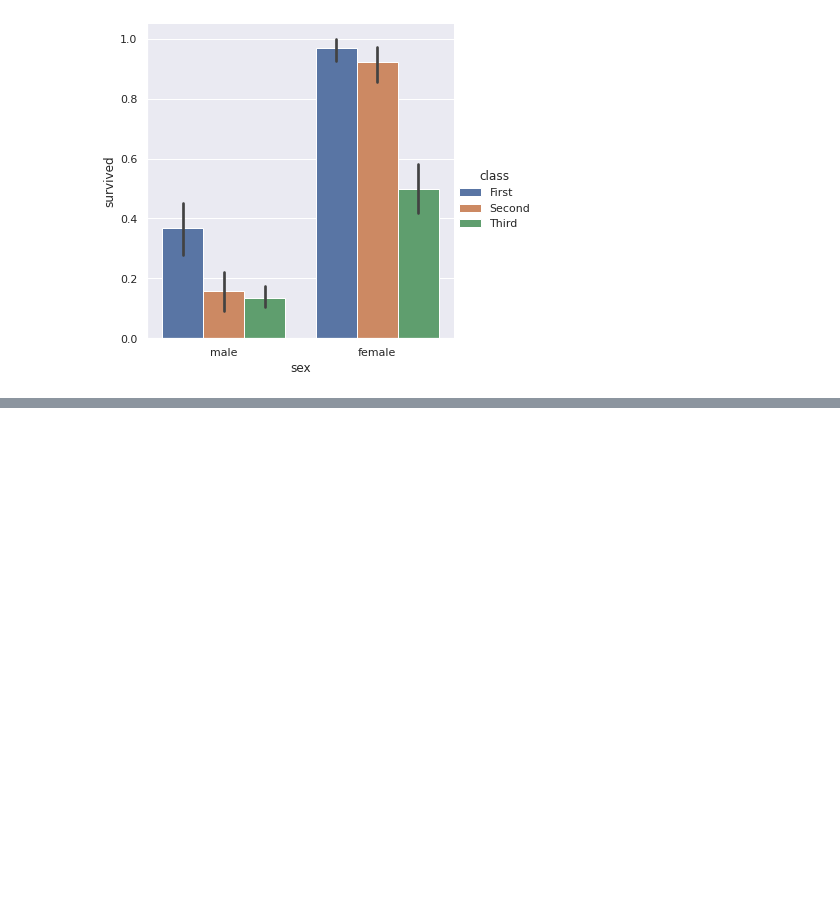
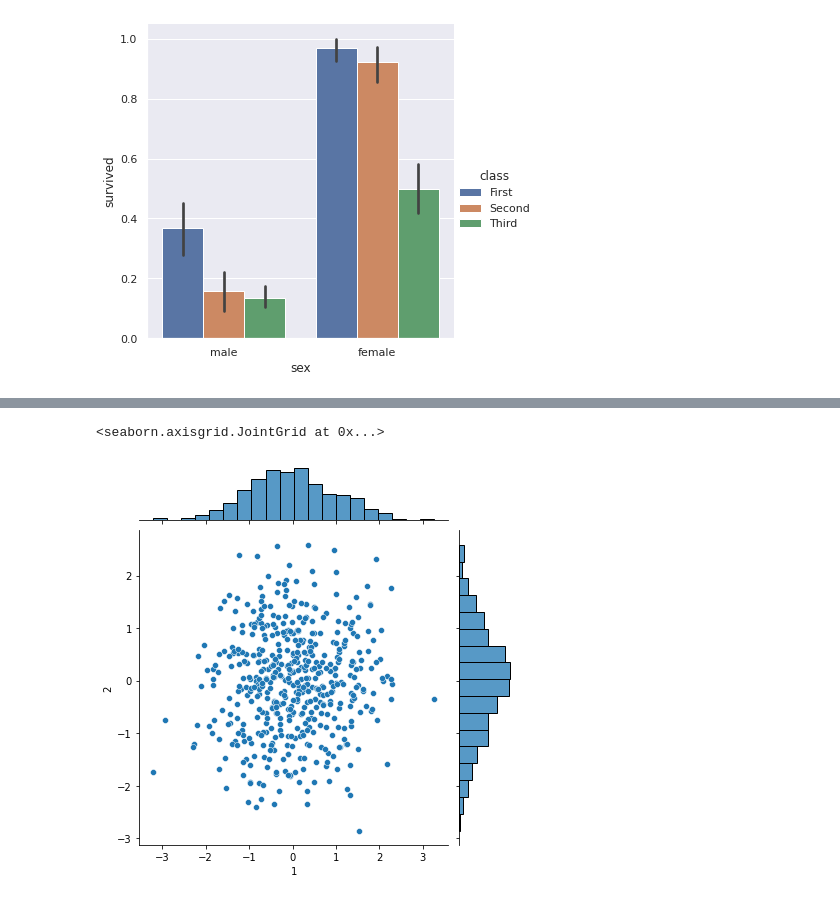
Before and after one commit to artjow/Python-Study-, a Jupyter notebook: seaborn.ipynb, the cells around one changed output, grey strips where cells are left out. Cells and saved outputs as stored; diff of their text form; code cells hidden in the pictures; blank space fills up the shorter version.

```diff
--- a/seaborn.ipynb
+++ b/seaborn.ipynb
@@ -186,0 +215,9 @@ sns.catplot(x='sex', y='survived', hue='class', kind='bar', data=titanic)
+# %%
+'''
+jointplot이 있는 seaborn사이트 링크
+https://seaborn.pydata.org/generated/seaborn.jointplot.html#seaborn.jointplot
+'''
+sns.jointplot(x='1', y='2', data=df)
+# %% [output]
+<seaborn.axisgrid.JointGrid at 0x...>
+[figure, added]
```
Also changed, not shown: parts of 8 cells of this notebook.
